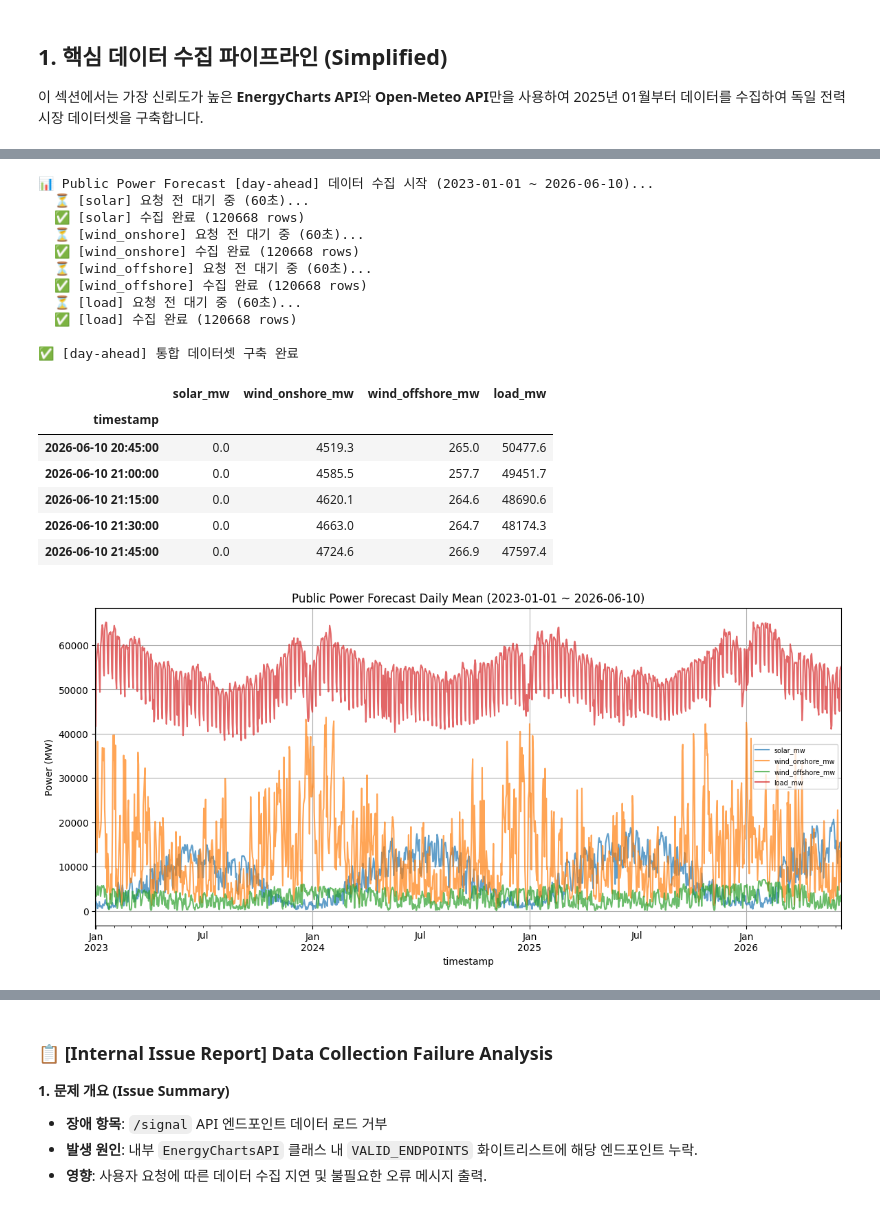
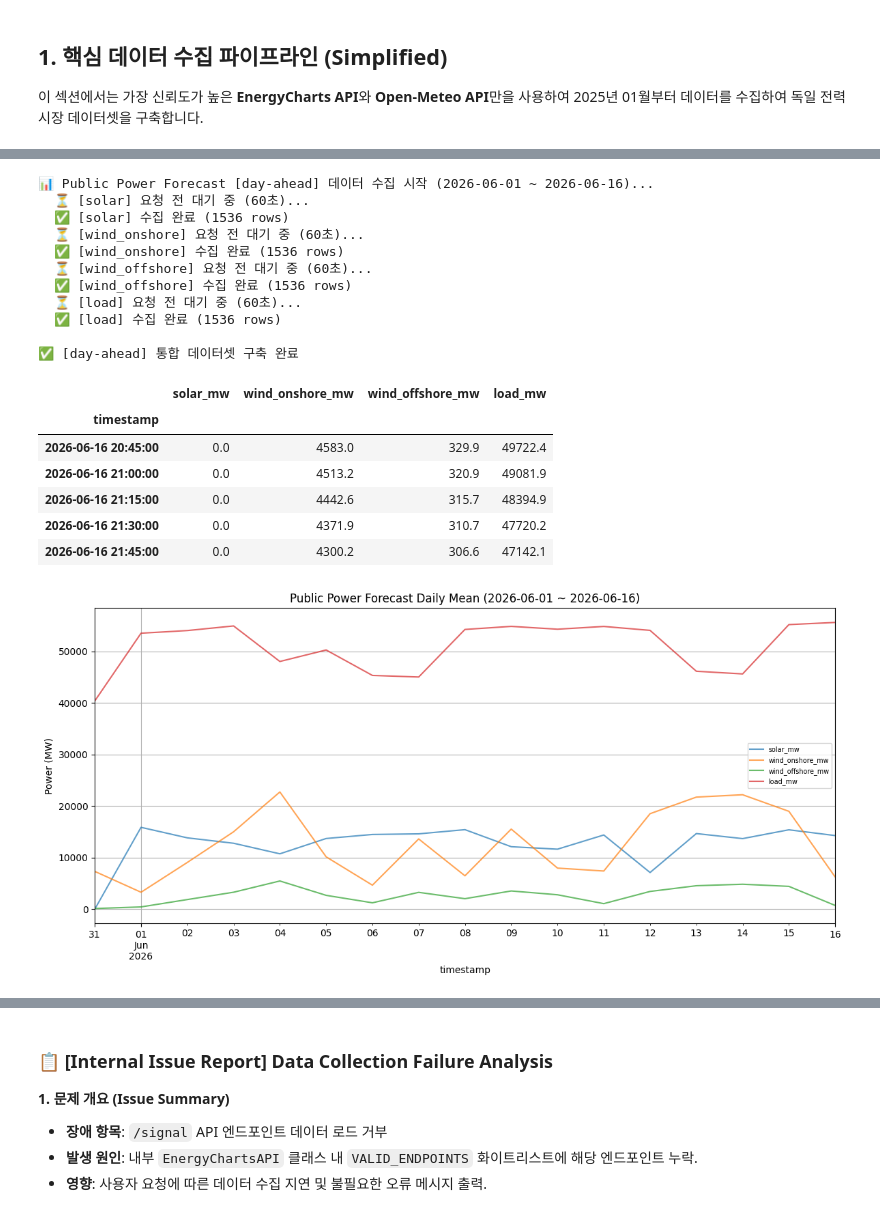
Before and after one commit to Giraffe-Shin/trading, a Jupyter notebook: 독일전력분석_데이터수집.ipynb, the cells around one changed output, grey strips where cells are left out. Cells and saved outputs as stored; diff of their text form; code cells hidden in the pictures.

```diff
--- a/독일전력분석_데이터수집.ipynb
+++ b/독일전력분석_데이터수집.ipynb
@@ -73,7 +73,7 @@ endpoint = 'public_power'
 country_code = 'de'
 
 # 2. 기간설정
-start_date = '2023-01-01'
+start_date = '2026-06-01'
 end_date = datetime.now().strftime('%Y-%m-%d')
 
 print(f"📊 Actual Public Power Generation 데이터 수집 시작 ({start_date} ~ {end_date})... ")
@@ -137,7 +137,7 @@ f_type = 'day-ahead'
 country_code = 'de'
 
 # 기간 설정: end_date를 실행 시점의 현재 날짜로 설정
-start_date = '2023-01-01'
+start_date = '2026-06-01'
 end_date = datetime.now().strftime('%Y-%m-%d')
 forecast_dfs = []
 
@@ -180,44 +180,44 @@ for p_type in target_types:
                 time.sleep(120.0)
             else:
                 print(f"  ❌ [{p_type}] 오류 발생: {e}")
                 break
         retries -= 1
 
 # 2. 데이터 통합 및 시각화
 if forecast_dfs:
     df_forecast_day_ahead = pd.concat(forecast_dfs, axis=1).sort_index()
     df_forecast_day_ahead.index = df_forecast_day_ahead.index.tz_localize(None)
 
     print(f"\n✅ [{f_type}] 통합 데이터셋 구축 완료")
     display(df_forecast_day_ahead.tail())
 
     df_forecast_day_ahead.resample('D').mean().plot(figsize=(14, 6), grid=True, alpha=0.7)
     plt.title(f'Public Power Forecast Daily Mean ({start_date} ~ {end_date})')
     plt.ylabel('Power (MW)')
     plt.legend(fontsize='x-small')
     plt.show()
 else:
     print("❌ 데이터를 수집하지 못했습니다.")
 # %% [output]
-📊 Public Power Forecast [day-ahead] 데이터 수집 시작 (2023-01-01 ~ 2026-06-10)...
+📊 Public Power Forecast [day-ahead] 데이터 수집 시작 (2026-06-01 ~ 2026-06-16)...
   ⏳ [solar] 요청 전 대기 중 (60초)...
-  ✅ [solar] 수집 완료 (120668 rows)
+  ✅ [solar] 수집 완료 (1536 rows)
   ⏳ [wind_onshore] 요청 전 대기 중 (60초)...
-  ✅ [wind_onshore] 수집 완료 (120668 rows)
+  ✅ [wind_onshore] 수집 완료 (1536 rows)
   ⏳ [wind_offshore] 요청 전 대기 중 (60초)...
-  ✅ [wind_offshore] 수집 완료 (120668 rows)
+  ✅ [wind_offshore] 수집 완료 (1536 rows)
   ⏳ [load] 요청 전 대기 중 (60초)...
-  ✅ [load] 수집 완료 (120668 rows)
+  ✅ [load] 수집 완료 (1536 rows)
 
 ✅ [day-ahead] 통합 데이터셋 구축 완료
 |  | solar_mw | wind_onshore_mw | wind_offshore_mw | load_mw |
 | timestamp |  |  |  |  |
-| 2026-06-10 20:45:00 | 0.0 | 4519.3 | 265.0 | 50477.6 |
-| 2026-06-10 21:00:00 | 0.0 | 4585.5 | 257.7 | 49451.7 |
-| 2026-06-10 21:15:00 | 0.0 | 4620.1 | 264.6 | 48690.6 |
-| 2026-06-10 21:30:00 | 0.0 | 4663.0 | 264.7 | 48174.3 |
-| 2026-06-10 21:45:00 | 0.0 | 4724.6 | 266.9 | 47597.4 |
+| 2026-06-16 20:45:00 | 0.0 | 4583.0 | 329.9 | 49722.4 |
+| 2026-06-16 21:00:00 | 0.0 | 4513.2 | 320.9 | 49081.9 |
+| 2026-06-16 21:15:00 | 0.0 | 4442.6 | 315.7 | 48394.9 |
+| 2026-06-16 21:30:00 | 0.0 | 4371.9 | 310.7 | 47720.2 |
+| 2026-06-16 21:45:00 | 0.0 | 4300.2 | 306.6 | 47142.1 |
-[figure, old version]
+[figure, new version]
 # %%
 ### CBET(상업적 거래) 및 CBPF(물리적 흐름) 데이터 수집 및 분석
 import pandas as pd
```
Also changed, not shown: parts of 6 cells of this notebook.
